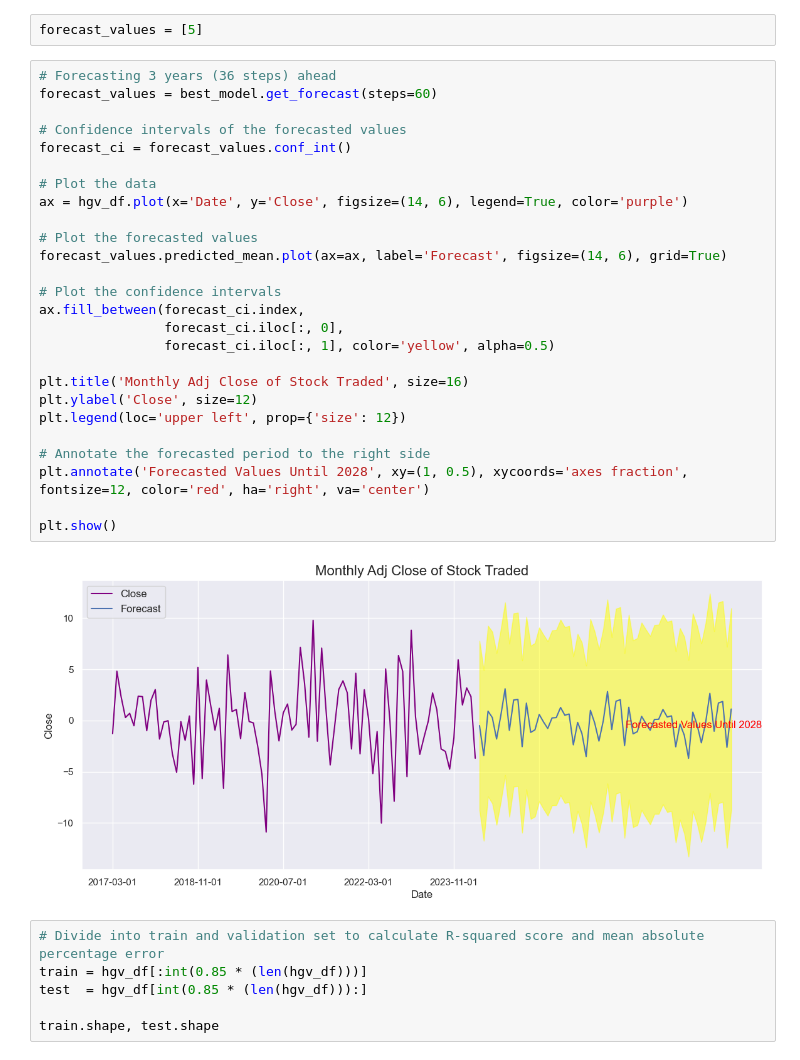
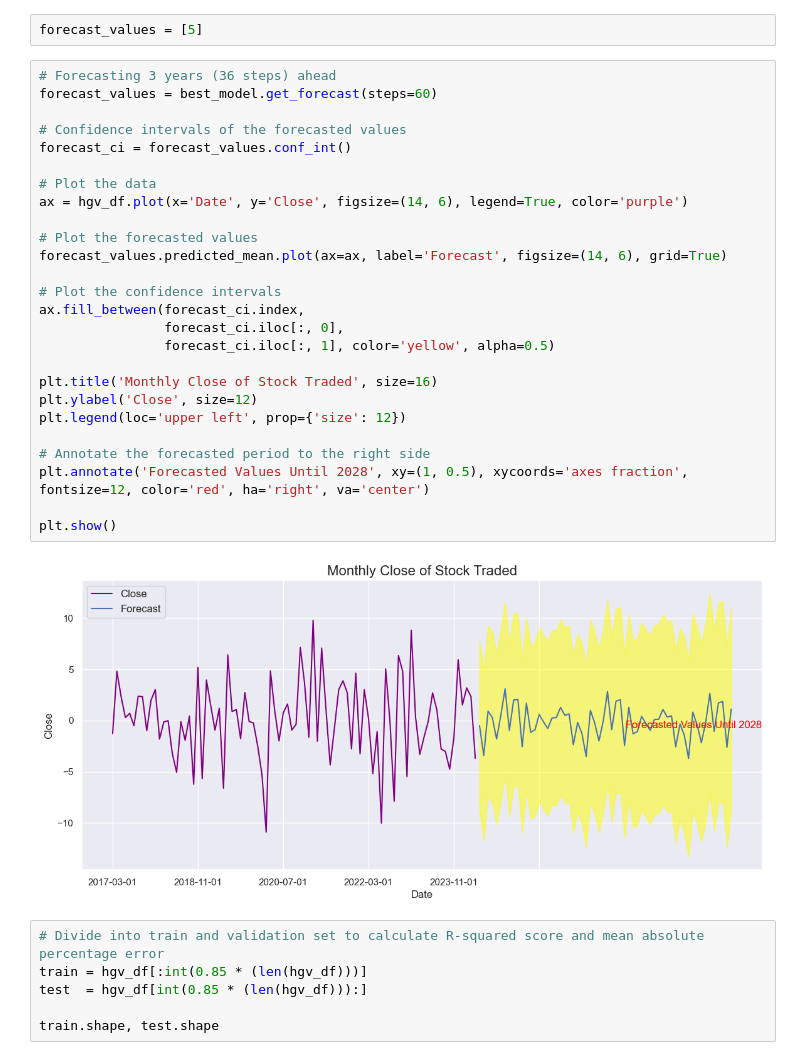
Before and after one commit to 2023396RachelMaeLademora/Machine_Learning_CA1_2024, a Jupyter notebook: Rachel_Mae_Lademora_CA1_ML.ipynb, the cells around one changed output. Cells and saved outputs as stored; diff of their text form.

```diff
--- a/Rachel_Mae_Lademora_CA1_ML.ipynb
+++ b/Rachel_Mae_Lademora_CA1_ML.ipynb
@@ -834,31 +894,31 @@ forecast_values = [5]
 # %%
 # Forecasting 3 years (36 steps) ahead
 forecast_values = best_model.get_forecast(steps=60)
 
 # Confidence intervals of the forecasted values
 forecast_ci = forecast_values.conf_int()
 
 # Plot the data
 ax = hgv_df.plot(x='Date', y='Close', figsize=(14, 6), legend=True, color='purple')
 
 # Plot the forecasted values
 forecast_values.predicted_mean.plot(ax=ax, label='Forecast', figsize=(14, 6), grid=True)
 
 # Plot the confidence intervals
 ax.fill_between(forecast_ci.index,
                 forecast_ci.iloc[:, 0],
                 forecast_ci.iloc[:, 1], color='yellow', alpha=0.5)
 
-plt.title('Monthly Adj Close of Stock Traded', size=16)
+plt.title('Monthly Close of Stock Traded', size=16)
 plt.ylabel('Close', size=12)
 plt.legend(loc='upper left', prop={'size': 12})
 
 # Annotate the forecasted period to the right side
 plt.annotate('Forecasted Values Until 2028', xy=(1, 0.5), xycoords='axes fraction', fontsize=12, color='red', ha='right', va='center')
 
 plt.show()
 # %% [output]
-[figure, old version]
+[figure, new version]
 # %%
 # Divide into train and validation set to calculate R-squared score and mean absolute percentage error
 train = hgv_df[:int(0.85 * (len(hgv_df)))]
```
Also changed, not shown: parts of 55 cells of this notebook.
